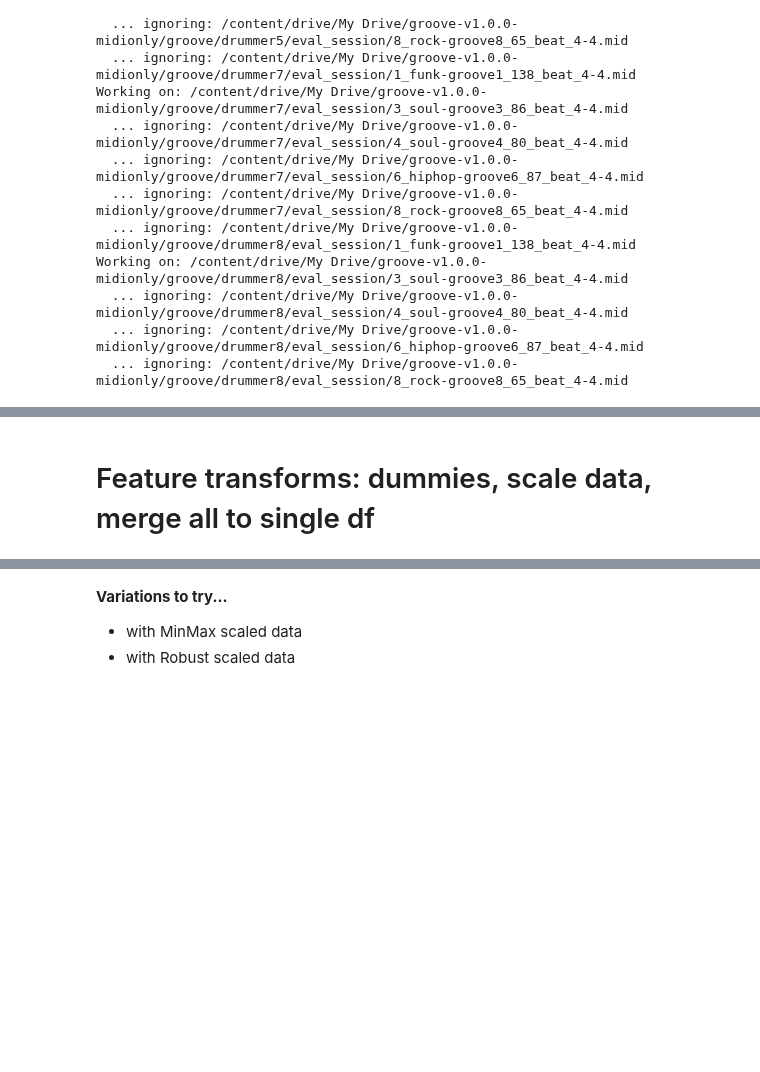
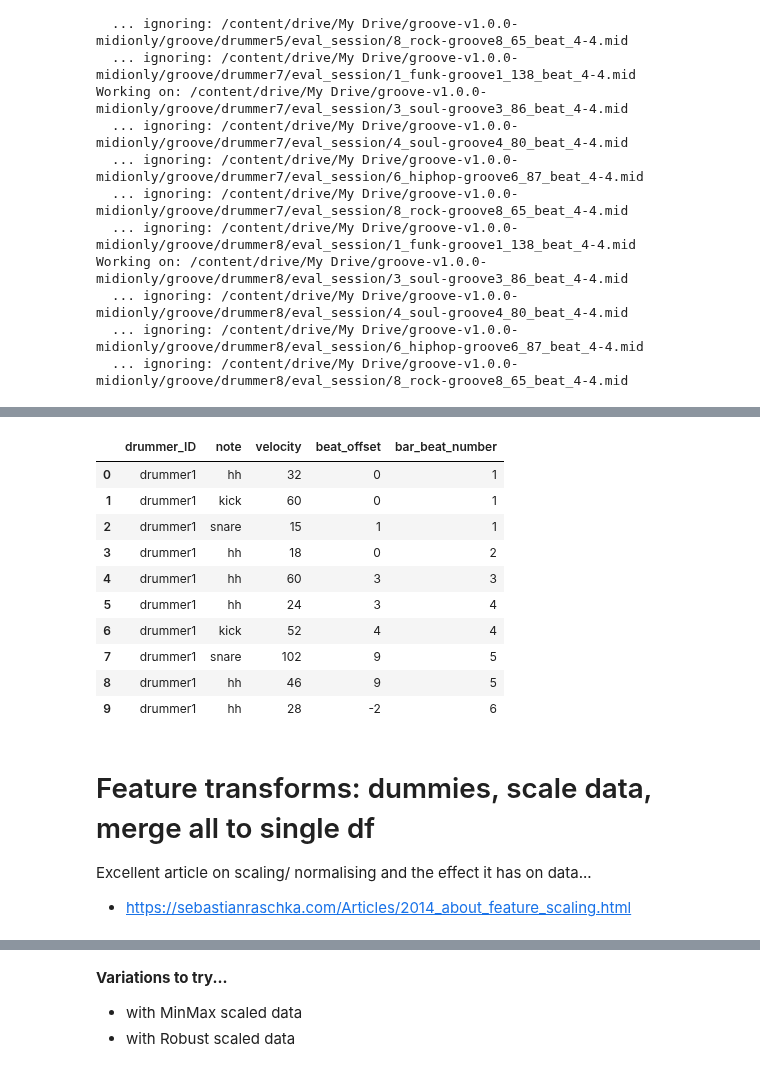
Before and after one commit to curtiscu/LYIT, a Jupyter notebook: ML_Models_2020_08_24.ipynb, the cells around one changed output, grey strips where cells are left out. Drawn from its saved outputs; the diff is of its cells as text; code cells hidden in the pictures; blank space fills up the shorter version.

```diff
--- a/ML_Models_2020_08_24.ipynb
+++ b/ML_Models_2020_08_24.ipynb
@@ -489,3 +499,20 @@ Working on: /content/drive/My Drive/groove-v1.0.0-midionly/groove/drummer8/eval_
+# %%
+all_data.head(10)
+# %% [output]
+|  | drummer_ID | note | velocity | beat_offset | bar_beat_number |
+| 0 | drummer1 | hh | 32 | 0 | 1 |
+| 1 | drummer1 | kick | 60 | 0 | 1 |
+| 2 | drummer1 | snare | 15 | 1 | 1 |
+| 3 | drummer1 | hh | 18 | 0 | 2 |
+| 4 | drummer1 | hh | 60 | 3 | 3 |
+| 5 | drummer1 | hh | 24 | 3 | 4 |
+| 6 | drummer1 | kick | 52 | 4 | 4 |
+| 7 | drummer1 | snare | 102 | 9 | 5 |
+| 8 | drummer1 | hh | 46 | 9 | 5 |
+| 9 | drummer1 | hh | 28 | -2 | 6 |
 # %% [markdown]
 # Feature transforms: dummies, scale data, merge all to single df
+
+Excellent article on scaling/ normalising and the effect it has on data...
+* https://sebastianraschka.com/Articles/2014_about_feature_scaling.html
 # %%
```
Also changed, not shown: parts of 32 cells of this notebook.
